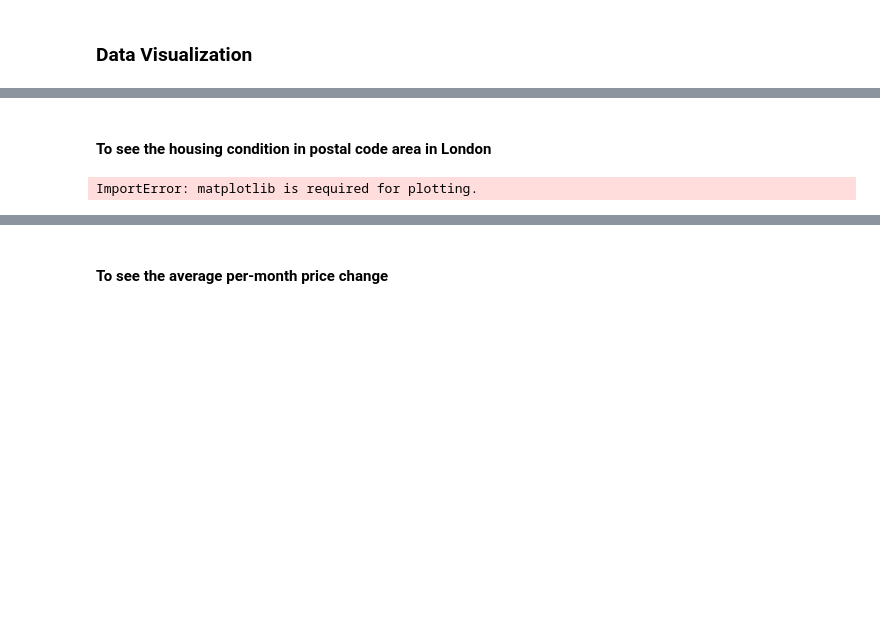
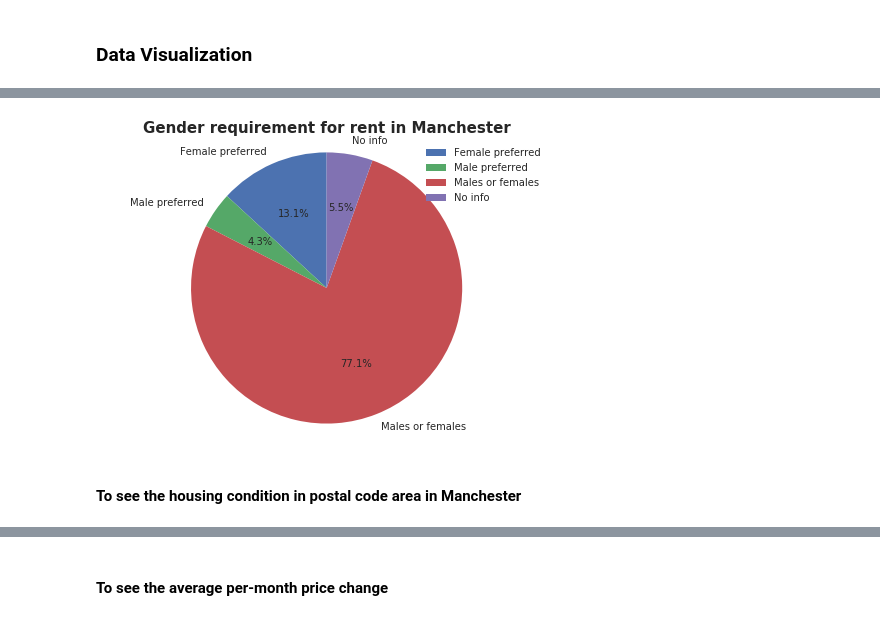
Before and after one commit to lijingxi96/Project, a Jupyter notebook: Group_project.ipynb, the cells around one changed output, grey strips where cells are left out. Saved outputs shown, nothing was run; the diff lists cells and outputs as text; code cells hidden in the pictures; blank space fills up the shorter version.

```diff
--- a/Group_project.ipynb
+++ b/Group_project.ipynb
@@ -1310,7 +1315,17 @@ ImportError: matplotlib is required for plotting.
+# %%
+# pie chart
+label = gender_size.index
+fig1, ax1 = plt.subplots()
+ax1.pie(gender_size, labels = label, autopct='%1.1f%%', startangle=90)
+ax1.axis('equal')  # Equal aspect ratio ensures that pie is drawn as a circle.
+plt.title(title, fontsize=15, fontweight='bold')
+plt.legend()
+plt.show()
+# %% [output]
+[figure, added]
 # %% [markdown]
-<h4> To see the housing condition in postal code area in London
+<h4> To see the housing condition in postal code area in Manchester
 # %%
 Postal_code_group = df_info.groupby('Postal_code')
-Postal_code_group.size().plot(kind='bar', title='Postal code area in London', figsize=(24,24))
+postal_size = Postal_code_group.size()
+title = 'Postal code area in Manchester'
-# %% [output]
-ImportError: matplotlib is required for plotting.
```
Also changed, not shown: parts of 30 cells of this notebook.
